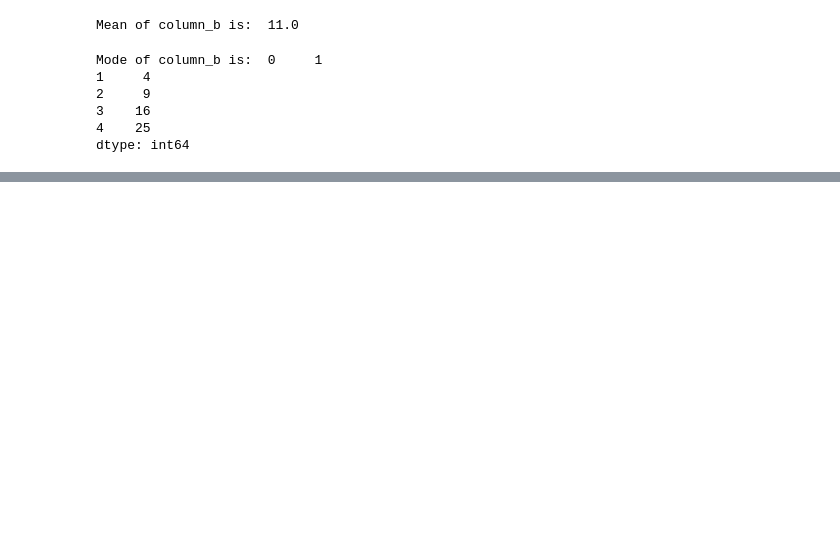
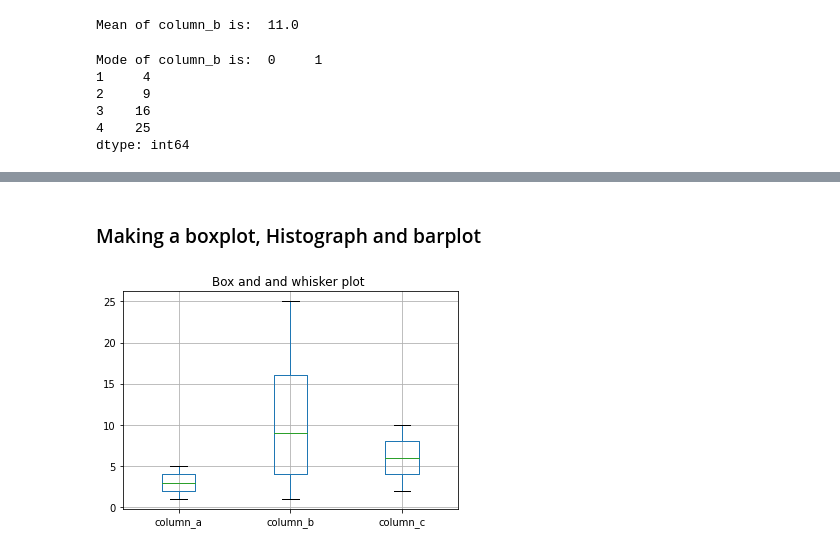
Before and after one commit to tevish321/challenge2, a Jupyter notebook: Challenge 2.ipynb, the cells around one changed output, grey strips where cells are left out. Saved outputs shown, nothing was run; the diff lists cells and outputs as text; code cells hidden in the pictures; blank space fills up the shorter version.

```diff
--- a/Challenge 2.ipynb
+++ b/Challenge 2.ipynb
@@ -42,0 +90,10 @@ Kurtosis of column_b is:  -0.6423403586033345
+# %% [markdown]
+### Making a boxplot, Histograph and barplot
+# %%
+# BoxPlot
+# A box plot has whiskers extended from the upper-quartile boundary to the maximum value
+# and from the lower quartile to the lowest point
+df.plot.box(title='Box and and whisker plot ',grid=True)
+plt.show()
+# %% [output]
+[figure, added]
```
Also changed, not shown: parts of 22 cells of this notebook.
